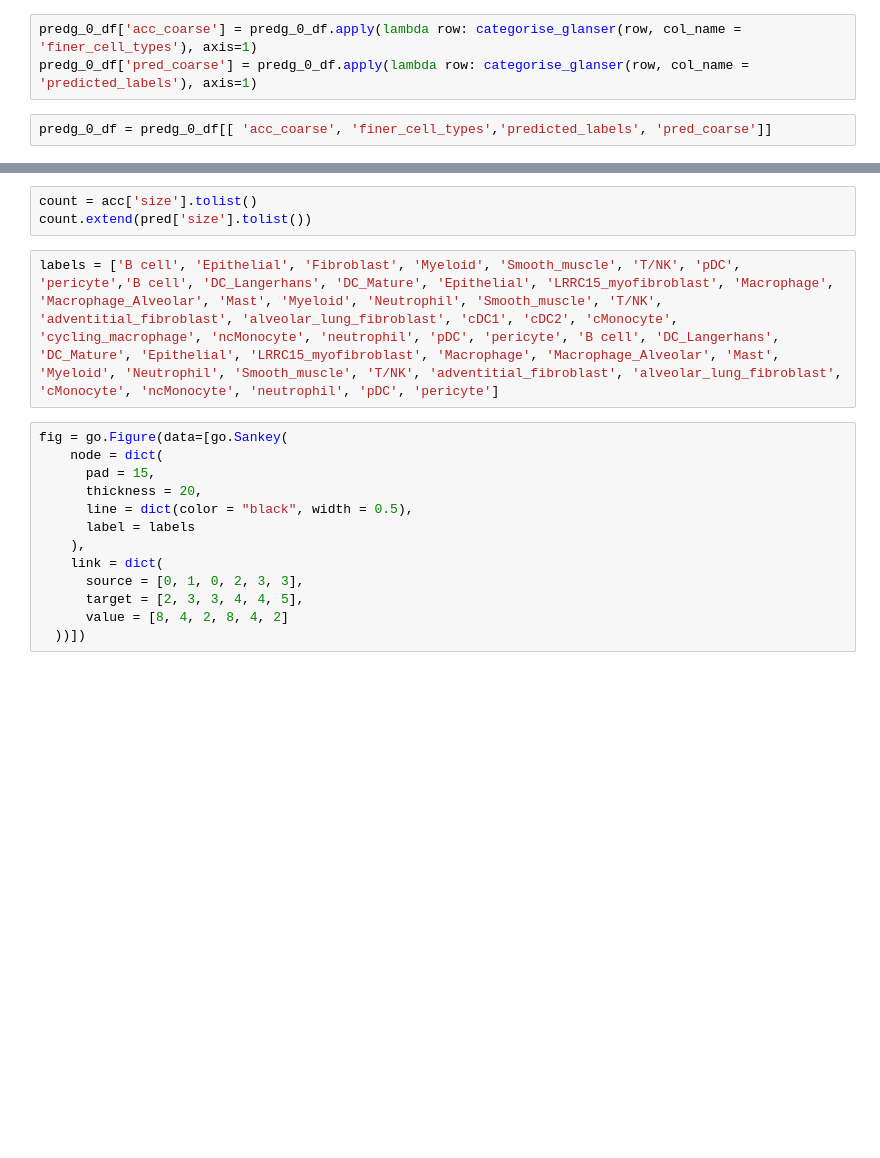
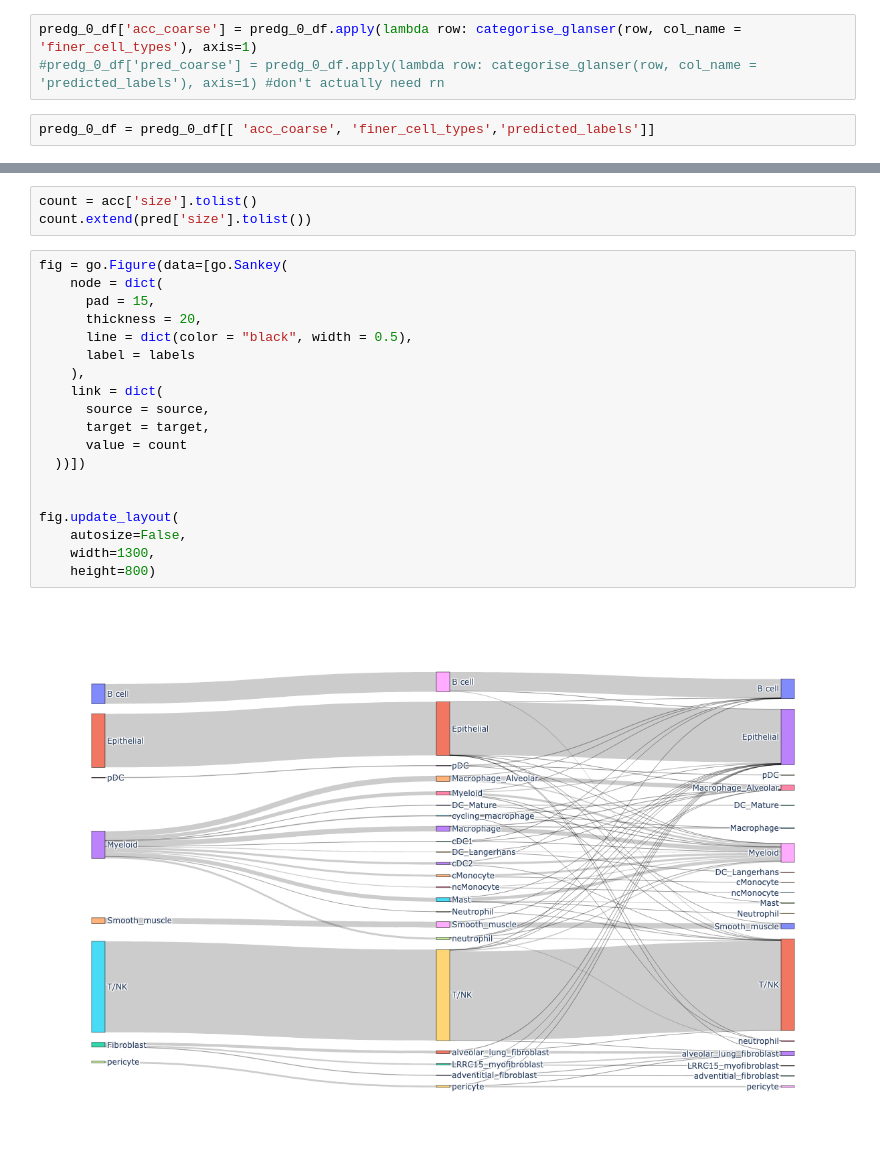
Before and after one commit to joadams1/adams_celltypist, a Jupyter notebook: celltypist/Benchmarking Models.ipynb, the cells around one changed output, grey strips where cells are left out. Drawn from its saved outputs; the diff is of its cells as text; blank space fills up the shorter version.

```diff
--- a/celltypist/Benchmarking Models.ipynb
+++ b/celltypist/Benchmarking Models.ipynb
@@ -472,9 +482,9 @@ def categorise_glanser(row, col_name):
 predg_0_df = pred_adatag_0.obs
 # %%
 predg_0_df['acc_coarse'] = predg_0_df.apply(lambda row: categorise_glanser(row, col_name = 'finer_cell_types'), axis=1)
-predg_0_df['pred_coarse'] = predg_0_df.apply(lambda row: categorise_glanser(row, col_name = 'predicted_labels'), axis=1)
+#predg_0_df['pred_coarse'] = predg_0_df.apply(lambda row: categorise_glanser(row, col_name = 'predicted_labels'), axis=1) #don't actually need rn
 # %%
-predg_0_df = predg_0_df[[ 'acc_coarse', 'finer_cell_types','predicted_labels', 'pred_coarse']]
+predg_0_df = predg_0_df[[ 'acc_coarse', 'finer_cell_types','predicted_labels']]
 # %%
 acc = pd.DataFrame(predg_0_df.groupby(['acc_coarse', 'finer_cell_types'], as_index=False).size())
 # %%
@@ -520,18 +513,24 @@ target.extend(pred['pred_finer_nums'].tolist())
 # %%
 count = acc['size'].tolist()
 count.extend(pred['size'].tolist())
-# %%
-labels = ['B cell', 'Epithelial', 'Fibroblast', 'Myeloid', 'Smooth_muscle', 'T/NK', 'pDC', 'pericyte','B cell', 'DC_Langerhans', 'DC_Mature', 'Epithelial', 'LRRC15_myofibroblast', 'Macrophage', 'Macrophage_Alveolar', 'Mast', 'Myeloid', 'Neutrophil', 'Smooth_muscle', 'T/NK', 'adventitial_fibroblast', 'alveolar_lung_fibroblast', 'cDC1', 'cDC2', 'cMonocyte', 'cycling_macrophage', 'ncMonocyte', 'neutrophil', 'pDC', 'pericyte', 'B cell', 'DC_Langerhans', 'DC_Mature', 'Epithelial', 'LRRC15_myofibroblast', 'Macrophage', 'Macrophage_Alveolar', 'Mast', 'Myeloid', 'Neutrophil', 'Smooth_muscle', 'T/NK', 'adventitial_fibroblast', 'alveolar_lung_fibroblast', 'cMonocyte', 'ncMonocyte', 'neutrophil', 'pDC', 'pericyte']
 # %%
 fig = go.Figure(data=[go.Sankey(
     node = dict(
       pad = 15,
       thickness = 20,
       line = dict(color = "black", width = 0.5),
       label = labels
     ),
     link = dict(
-      source = [0, 1, 0, 2, 3, 3],
-      target = [2, 3, 3, 4, 4, 5],
-      value = [8, 4, 2, 8, 4, 2]
+      source = source,
+      target = target,
+      value = count
   ))])
+
+
+fig.update_layout(
+    autosize=False,
+    width=1300,
+    height=800)
+# %% [output]
+[figure, added]
```
Also changed, not shown: parts of 8 cells of this notebook, 1 other file.
